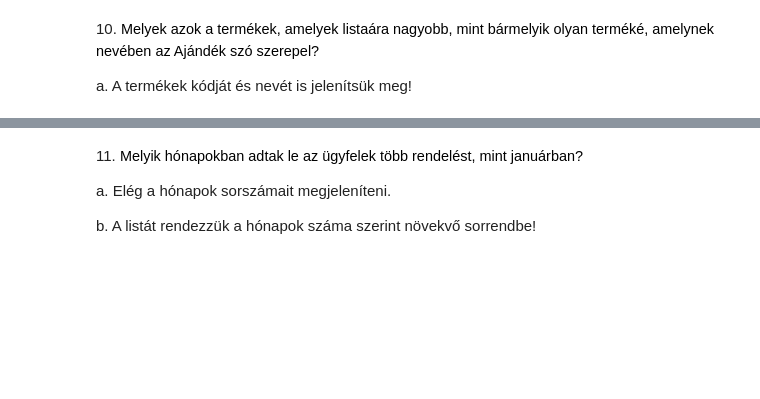
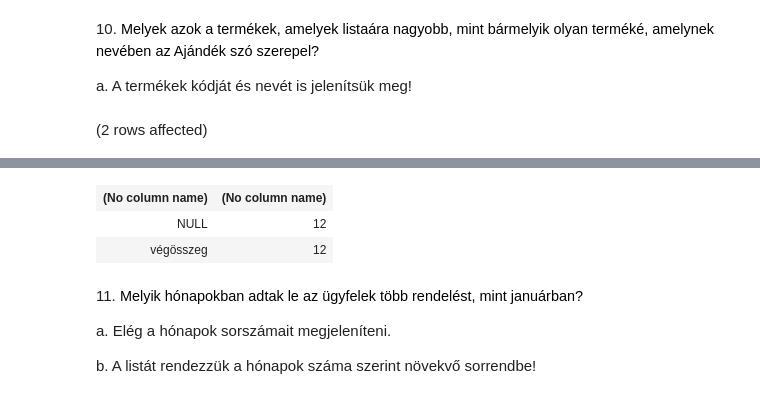
Before and after one commit to Zoltanborbenyi/sql-gyak-03, a Jupyter notebook: gyakorlat06_feladatok.ipynb, the cells around one changed output, grey strips where cells are left out. Drawn from its saved outputs; the diff is of its cells as text; code cells hidden in the pictures; blank space fills up the shorter version.

```diff
--- a/gyakorlat06_feladatok.ipynb
+++ b/gyakorlat06_feladatok.ipynb
@@ -167,3 +167,11 @@ Total execution time: 00:00:00.018
 10. <span style="background-color: rgb(255, 255, 255); color: rgb(0, 0, 0); font-family: &quot;Open Sans&quot;, sans-serif; font-size: 14.44px;">Melyek azok a termékek, amelyek listaára nagyobb, mint bármelyik olyan terméké, amelynek nevében az Ajándék szó szerepel?&nbsp;</span>
 
 a. A termékek kódját és nevét is jelenítsük meg!
+# %%
+SELECT IIF( GROUPING_ID (Vendeg.NEV)=1, 'végösszeg', Vendeg.NEV), COUNT(DISTINCT szallashely.SZALLAS_ID)
+FROM Foglalas LEFT JOIN Vendeg ON Foglalas.UGYFEL_FK = Vendeg.NEV
+JOIN szoba ON Foglalas.SZOBA_FK = Szoba.SZOBA_ID
+JOIN szallashely ON szoba.SZALLAS_FK = szallashely.SZALLAS_ID
+GROUP BY ROLLUP(Vendeg.NEV)
+# %% [output]
+(2 rows affected)
@@ -170,3 +179,6 @@ a. A termékek kódját és nevét is jelenítsük meg!
+| (No column name) | (No column name) |
+| NULL | 12 |
+| végösszeg | 12 |
 # %% [markdown]
 11. <span style="background-color: rgb(255, 255, 255); color: rgb(0, 0, 0); font-family: &quot;Open Sans&quot;, sans-serif; font-size: 14.44px;">Melyik hónapokban adtak le az ügyfelek több rendelést, mint januárban?&nbsp;</span>
 
```
Also changed, not shown: parts of 1 cell of this notebook.
